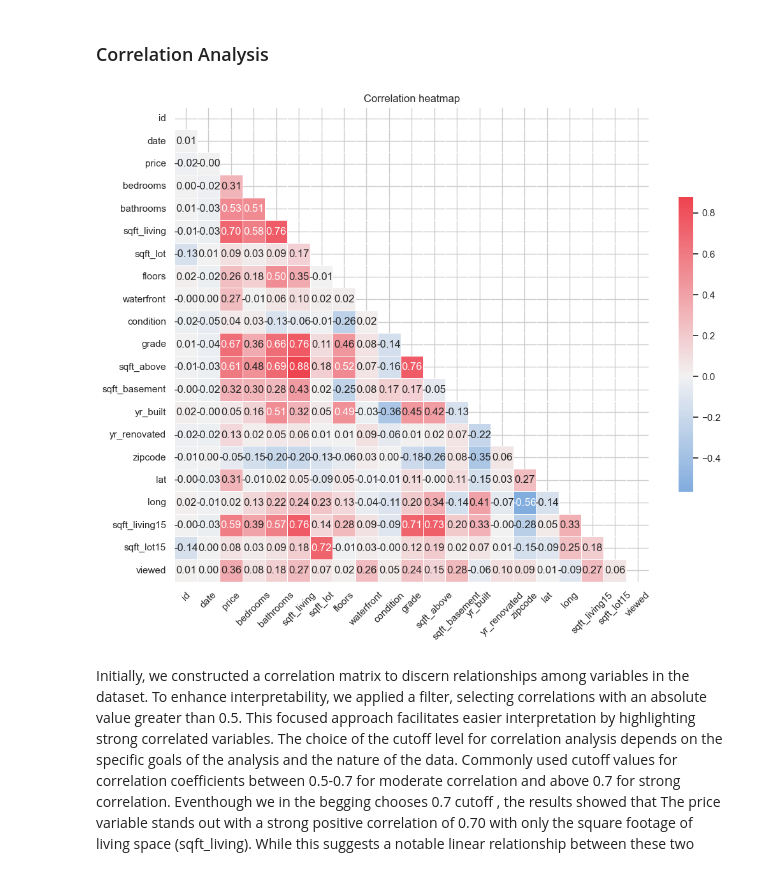
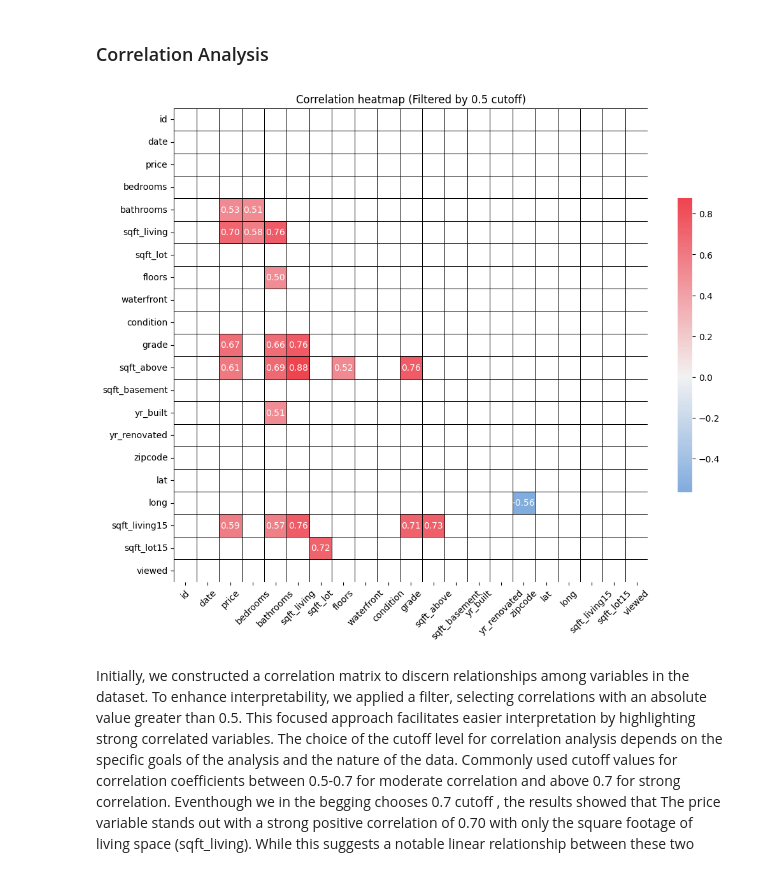
Before and after one commit to gizemguleli/RR_Project-Housing-Price-Dynamics-in-King-Cunty-WA, a Jupyter notebook: V1.ipynb, the cells around one changed output. Saved outputs shown, nothing was run; the diff lists cells and outputs as text; code cells hidden in the pictures.

```diff
--- a/V1.ipynb
+++ b/V1.ipynb
@@ -140,9 +140,7 @@ sqft_above    2
 dtype: int64
 # %%
 # Remove observations with missing values in the 'sqft_above' variable
-df_cleaned = df.dropna(subset=['sqft_above'])
-
-house_data = df_cleaned;
+house_data = df.dropna(subset=['sqft_above'])
 # %% [markdown]
 ### Data Exploration
 
@@ -340,32 +241,33 @@ In the context of houses requiring bedrooms and bathrooms, the presence of 0 val
 # Initialize a subplot grid
 n = len(cat_vars)
 ncols = 2
-nrows = n//ncols if n%ncols==0 else n//ncols+1
+nrows = n // ncols if n % ncols == 0 else n // ncols + 1
 fig, axes = plt.subplots(nrows=nrows, ncols=ncols, figsize=(10, 10), dpi=100)
 
 for i, cat in enumerate(cat_vars):
     # Convert categorical variables to factors
-    house_data[cat] = house_data[cat].astype('category')
+    house_data_copy = house_data.copy()
+    house_data_copy[cat] = house_data_copy[cat].astype('category')
 
     # Create bar plots for categorical variables using Seaborn
-    ax = axes[i//ncols, i%ncols]
-    sns.countplot(x=cat, data=house_data, ax=ax, color='skyblue')
+    ax = axes[i // ncols, i % ncols]
+    sns.countplot(x=cat, data=house_data_copy, ax=ax, color='skyblue')
 
     # Add percentage labels on top of each bar
-    total = len(house_data[cat])
+    total = len(house_data_copy[cat])
     for p in ax.patches:
-        percentage = '{:.1f}%'.format(100 * p.get_height()/total)
-        x = p.get_x() + p.get_width()/2 - 0.1
+        percentage = '{:.1f}%'.format(100 * p.get_height() / total)
+        x = p.get_x() + p.get_width() / 2 - 0.1
         y = p.get_y() + p.get_height()
-        ax.annotate(percentage, (x, y), size = 10)
+        ax.annotate(percentage, (x, y), size=10)
 
     ax.set_title(f"Distribution of {cat}")
     ax.set_ylabel('Count', fontsize=10)
     ax.set_xlabel(f'{cat}', fontsize=10)
 
 # remove empty subplots
-if n%ncols != 0:
-    for idx in range(n, nrows*ncols):
+if n % ncols != 0:
+    for idx in range(n, nrows * ncols):
         fig.delaxes(axes.flatten()[idx])
 
 plt.tight_layout()
@@ -398,7 +280,7 @@ Out of all observations, only 1 percent of houses are located on the waterfront.
 Additionally, the majority of houses (90.2%) have a view score of 0. Among the remaining view scores, 4.5% have a score of 2, while scores of 1 and 4 each account for 1.5%. The remaining 2.4% of houses have a view score of 3. we observed that the 'view' variable predominantly contained 0 values, suggesting that many houses had not been viewed. In response, we decided to engineer a new feature named 'viewed' to capture this information more explicitly. The 'viewed' variable takes on a value of 1 if the house has been viewed and 0 otherwise.
 # %%
 # Create a new variable 'viewed' with value 1 if 'view' is not 0, and 0 otherwise
-house_data['viewed'] = np.where(house_data['view'] != 0, 1, 0)
+house_data.loc[:, 'viewed'] = np.where(house_data['view'] != 0, 1, 0)
 
 # Drop the original 'view' variable
 house_data = house_data.drop(columns=['view'])
@@ -450,20 +332,24 @@ See the caveats in the documentation: https://pandas.pydata.org/pandas-docs/stab
 # %%
 # Calculate correlation for all variables
 cor_matrix = house_data.corr()
 
+# Filter the correlation matrix by cutoff value
+cutoff = 0.5
+cor_matrix_filtered = cor_matrix[(cor_matrix.abs() >= cutoff) & (cor_matrix != 1)]
+
 # Create a mask to hide the upper triangle of the correlation matrix (which is symmetric)
-mask = np.triu(np.ones_like(cor_matrix, dtype=bool))
+mask = np.triu(np.ones_like(cor_matrix_filtered, dtype=bool))
 
 # Plot heatmap with the mask
 plt.figure(figsize=(12,12))
 cmap = sns.diverging_palette(250, 10, s=80, l=55, n=9, as_cmap=True) # generate colors for the heatmap
-sns.heatmap(cor_matrix, mask=mask, center=0, annot=True, fmt=".2f",
-            square=True, linewidths=.5, cbar_kws={"shrink": .5}, cmap=cmap)
+sns.heatmap(cor_matrix_filtered, mask=mask, center=0, annot=True, fmt=".2f",
+            square=True, linewidths=.5, cbar_kws={"shrink": .5}, cmap=cmap, linecolor='black')
 plt.xticks(rotation=45)
-plt.title("Correlation heatmap")
+plt.title(f"Correlation heatmap (Filtered by {cutoff} cutoff)")
 plt.show()
 # %% [output]
-[figure, old version]
+[figure, new version]
 # %% [markdown]
 Initially, we constructed a correlation matrix to discern relationships among variables in the dataset. To enhance interpretability, we applied a filter, selecting correlations with an absolute value greater than 0.5. This focused approach facilitates easier interpretation by highlighting strong correlated variables.
 The choice of the cutoff level for correlation analysis depends on the specific goals of the analysis and the nature of the data. Commonly used cutoff values for correlation coefficients between 0.5-0.7 for moderate correlation and above 0.7 for strong correlation. Eventhough we in the begging chooses 0.7 cutoff , the results showed that The price variable stands out with a strong positive correlation of 0.70 with only the square footage of living space (sqft_living). While this suggests a notable linear relationship between these two factors,we recognized it may be beneficial to also consider variables with moderate correlations to price, as they could provide additional insights into determinants of house prices beyond just living space. So we decreased the cutoff level according that.
```
Also changed, not shown: parts of 10 cells of this notebook.
